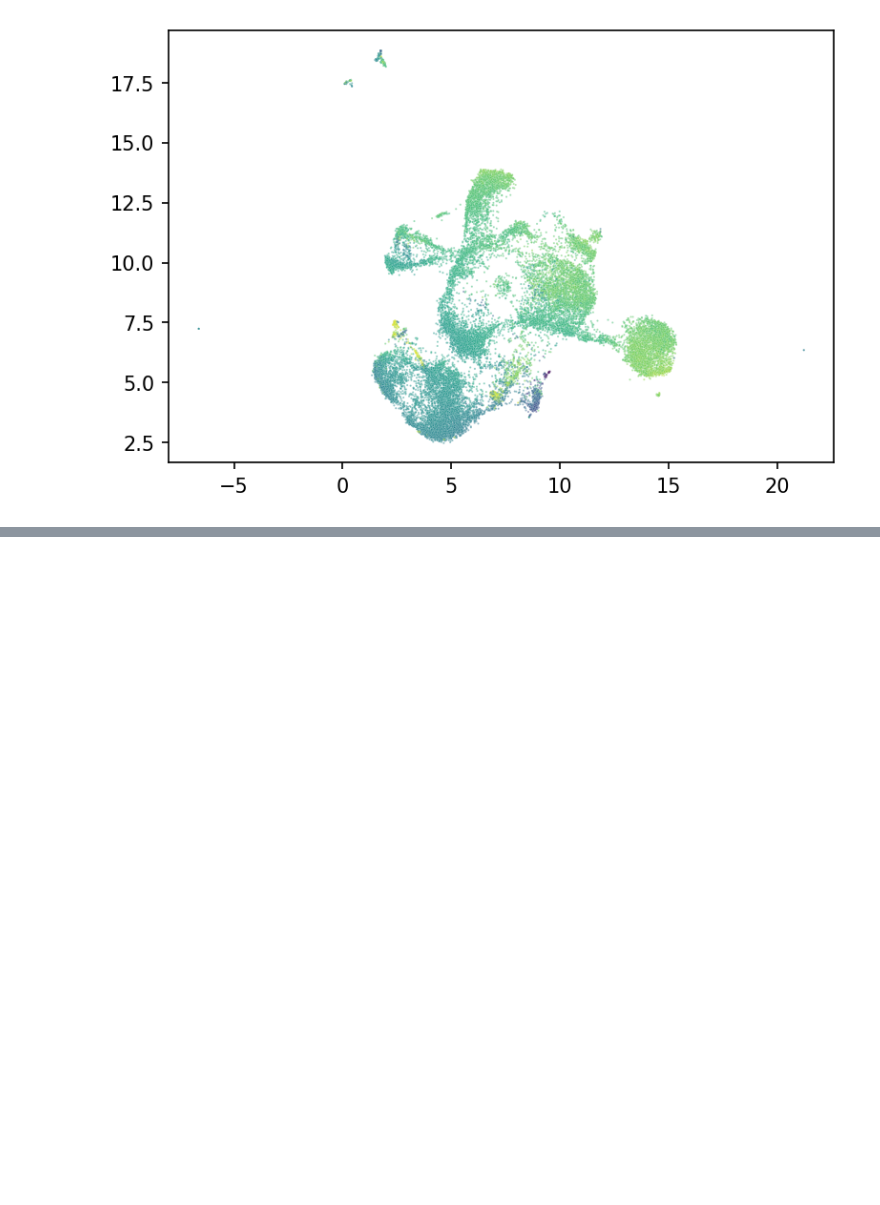
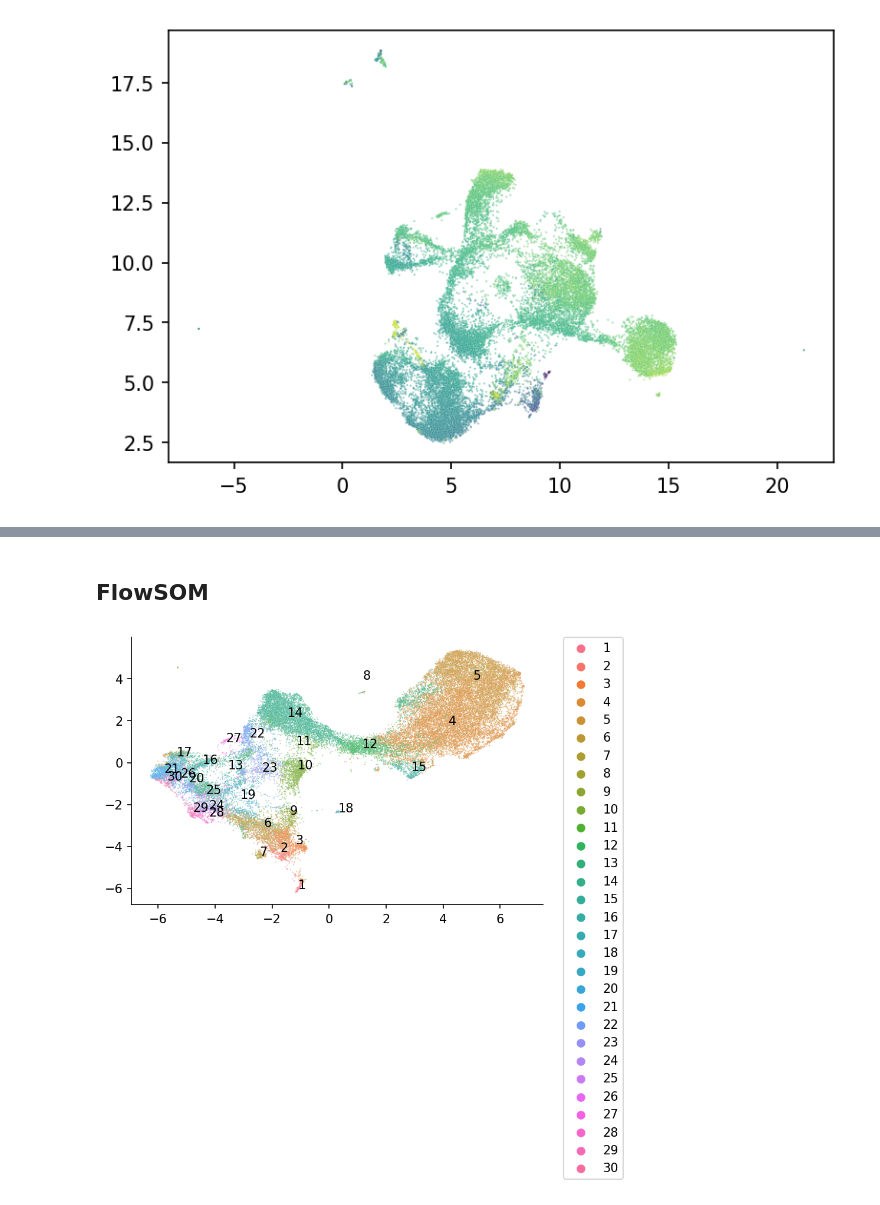
Before and after one commit to harel-coffee/SCIP-use-case-workflows-auto, a Jupyter notebook: notebooks/downstream_analysis/ehv_clustering.ipynb, the cells around one changed output, grey strips where cells are left out. Drawn from its saved outputs; the diff is of its cells as text; code cells hidden in the pictures; blank space fills up the shorter version.

```diff
--- a/notebooks/downstream_analysis/ehv_clustering.ipynb
+++ b/notebooks/downstream_analysis/ehv_clustering.ipynb
@@ -123,0 +126,27 @@ seaborn.scatterplot(
+# %% [markdown]
+## FlowSOM
+# %%
+cdf = df[selected_mi].fillna(0)[~sel_stationary]
+# %%
+with open(str(data_dir / "metaclusters_30_10x10.txt")) as fh:
+    clusters = numpy.array(fh.read().split("\n")[:-1], dtype=int)
+# %%
+cat_type = CategoricalDtype(categories=sorted(numpy.unique(clusters)), ordered=True)
+cdf["meta_clusters"] = -1
+cdf["meta_clusters"] = clusters
+cdf["meta_clusters"] = cdf["meta_clusters"].astype(cat_type)
+# %%
+cdf["meta_label"] = df["meta_label"][~sel_stationary]
+# %%
+fig, ax = plt.subplots(dpi=150)
+seaborn.scatterplot(x=umap2_[~sel_stationary, 0], y=umap2_[~sel_stationary, 1], s=1, alpha=0.5, edgecolors="none", hue=cdf["meta_clusters"], ax=ax)
+plt.legend(bbox_to_anchor=(1.05, 1), loc=2, borderaxespad=0.)
+
+for c in cdf["meta_clusters"].unique():
+    sel = cdf["meta_clusters"] == c
+    x, y = numpy.median(umap2_[~sel_stationary][sel], axis=0)
+    ax.text(x, y, c)
+
+seaborn.despine(fig)
+# %% [output]
+[figure, added]
```
Also changed, not shown: parts of 4 cells of this notebook, 1 other file.
